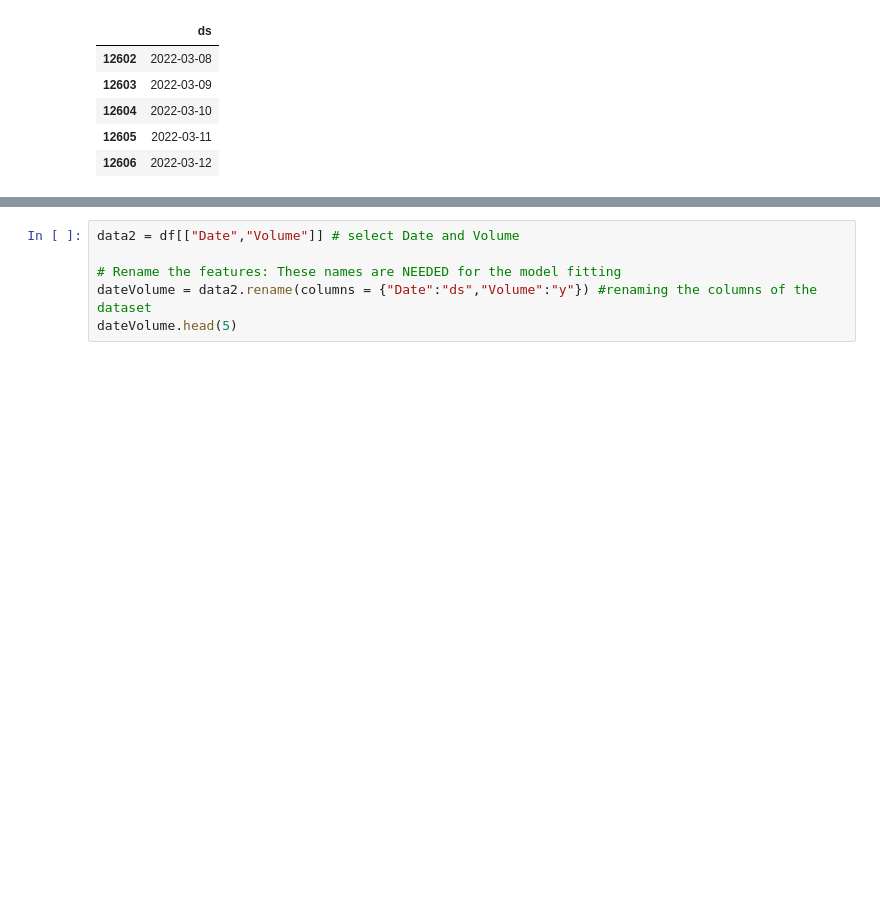
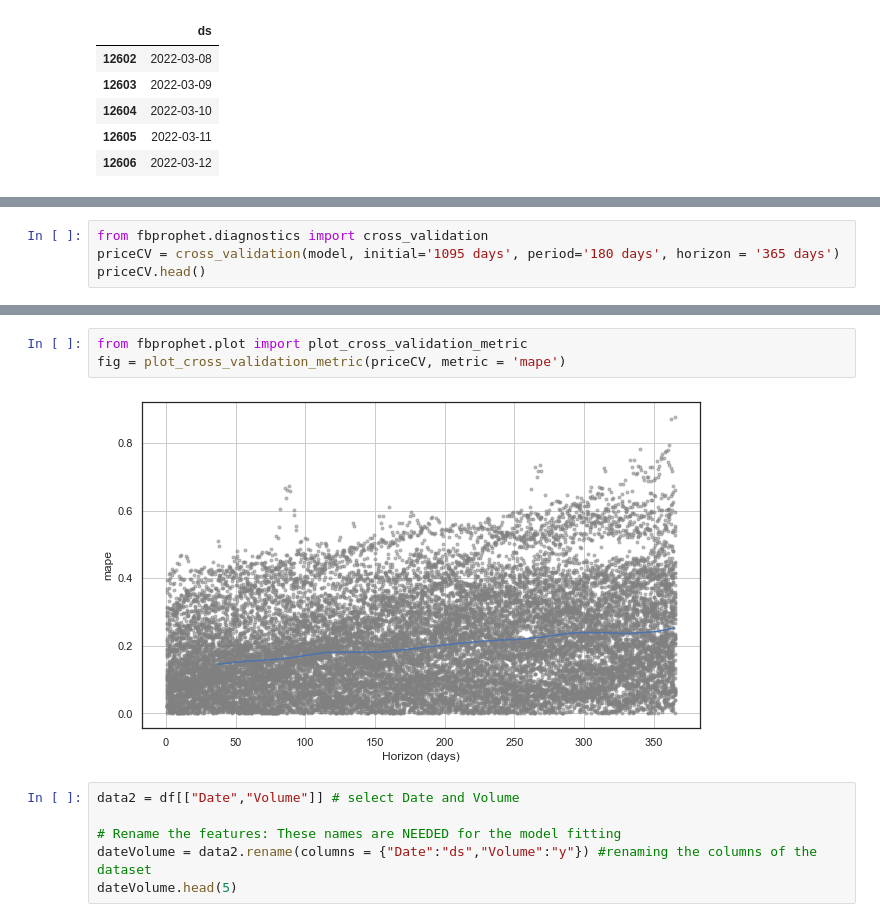
Before and after one commit to beckyydo/retail-machine-learning, a Jupyter notebook: FB Prophet.ipynb, the cells around one changed output, grey strips where cells are left out. Drawn from its saved outputs; the diff is of its cells as text; blank space fills up the shorter version.

```diff
--- a/FB Prophet.ipynb
+++ b/FB Prophet.ipynb
@@ -101,0 +126,4 @@ model.plot_components(predictions)
+# %%
+from fbprophet.diagnostics import cross_validation
+priceCV = cross_validation(model, initial='1095 days', period='180 days', horizon = '365 days')
+priceCV.head()
@@ -102,3 +165,8 @@ model.plot_components(predictions)
+# %%
+from fbprophet.plot import plot_cross_validation_metric
+fig = plot_cross_validation_metric(priceCV, metric = 'mape')
+# %% [output]
+[figure, added]
 # %%
 data2 = df[["Date","Volume"]] # select Date and Volume
 
```
Also changed, not shown: parts of 14 cells of this notebook.
